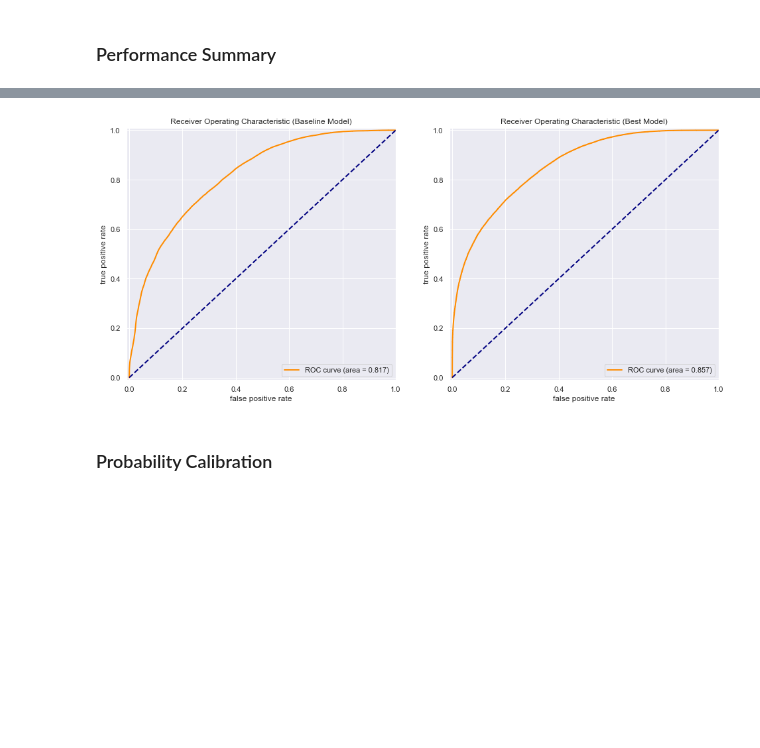
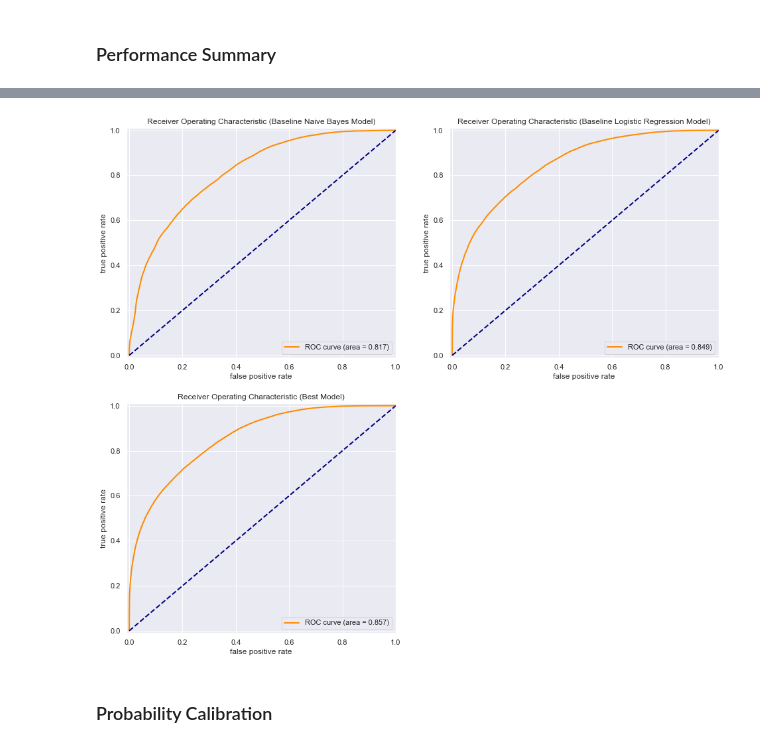
Before and after one commit to phil-holland/csgo-impact-rating, a Jupyter notebook: analysis/01-model_analysis.ipynb, the cells around one changed output, grey strips where cells are left out. Drawn from its saved outputs; the diff is of its cells as text; code cells hidden in the pictures; blank space fills up the shorter version.

```diff
--- a/analysis/01-model_analysis.ipynb
+++ b/analysis/01-model_analysis.ipynb
@@ -24,6 +26,4 @@ Training a simple Gaussian Naive Bayes classifier to use as a baseline compariso
 train_data = np.genfromtxt('./train.csv', delimiter=',', skip_header=1)
 val_data = np.genfromtxt('./val.csv', delimiter=',', skip_header=1)
 
-gnb = GaussianNB()
-gnb_y_pred = np.array([x[1] for x in gnb.fit(train_data[:,1:], train_data[:,:1].flatten()).predict_proba(val_data[:,1:])])
-gnb_y_true = val_data[:,:1].flatten()
+y_true = val_data[:,:1].flatten()
@@ -29,0 +33,3 @@ gnb_y_true = val_data[:,:1].flatten()
+# %%
+lr = LogisticRegression(verbose=1, random_state=0)
+lr_y_pred = np.array([x[1] for x in lr.fit(train_data[:,1:], train_data[:,:1].flatten()).predict_proba(val_data[:,1:])])
@@ -90,10 +97,7 @@ plt.show()
 # %% [markdown]
 ## Best Model Analysis
 # %%
-best_model_file = './models/LightGBM_model_003.txt'
+best_model_file = './LightGBM_model.txt'
 with open(best_model_file, 'r', newline='\n') as f:
     best_model = lgb.Booster(model_str=f.read())
-
-best_model_y_pred = best_model.predict(val_data[:,1:])
-best_model_y_true = val_data[:,:1].flatten()
 # %% [output]
@@ -178,39 +198,54 @@ plt.show()
 # %%
-plt.figure(figsize = (16,7))
+plt.figure(figsize = (16,14))
 
-ax1 = plt.subplot(1,2,1)
+ax1 = plt.subplot(2,2,1)
 
-fpr, tpr, _ = roc_curve(gnb_y_true, gnb_y_pred)
+fpr, tpr, _ = roc_curve(y_true, gnb_y_pred)
 roc_auc = auc(fpr, tpr)
 lw = 2
 plt.plot(fpr, tpr, color='darkorange',
          lw=lw, label='ROC curve (area = %0.3f)' % roc_auc)
 plt.plot([0, 1], [0, 1], color='navy', lw=lw, linestyle='--')
 plt.xlim([-0.01, 1.0])
 plt.ylim([-0.01, 1.01])
 plt.xlabel('false positive rate')
 plt.ylabel('true positive rate')
-plt.title('Receiver Operating Characteristic (Baseline Model)')
+plt.title('Receiver Operating Characteristic (Baseline Naive Bayes Model)')
 plt.legend(loc="lower right")
 
-ax2 = plt.subplot(1,2,2)
+ax2 = plt.subplot(2,2,2)
 
-fpr, tpr, _ = roc_curve(best_model_y_true, best_model_y_pred)
+fpr, tpr, _ = roc_curve(y_true, lr_y_pred)
+roc_auc = auc(fpr, tpr)
+lw = 2
+plt.plot(fpr, tpr, color='darkorange',
+         lw=lw, label='ROC curve (area = %0.3f)' % roc_auc)
+plt.plot([0, 1], [0, 1], color='navy', lw=lw, linestyle='--')
+plt.xlim([-0.01, 1.0])
+plt.ylim([-0.01, 1.01])
+plt.xlabel('false positive rate')
+plt.ylabel('true positive rate')
+plt.title('Receiver Operating Characteristic (Baseline Logistic Regression Model)')
+plt.legend(loc="lower right")
+
+ax3 = plt.subplot(2,2,3)
+
+fpr, tpr, _ = roc_curve(y_true, best_model_y_pred)
 roc_auc = auc(fpr, tpr)
 lw = 2
 plt.plot(fpr, tpr, color='darkorange',
          lw=lw, label='ROC curve (area = %0.3f)' % roc_auc)
 plt.plot([0, 1], [0, 1], color='navy', lw=lw, linestyle='--')
 plt.xlim([-0.01, 1.0])
 plt.ylim([-0.01, 1.01])
 plt.xlabel('false positive rate')
 plt.ylabel('true positive rate')
 plt.title('Receiver Operating Characteristic (Best Model)')
 plt.legend(loc="lower right")
 
 plt.show()
 # %% [output]
-[figure, old version]
+[figure, new version]
 # %% [markdown]
 ### Probability Calibration
 # %%
```
Also changed, not shown: parts of 18 cells of this notebook, 2 other files.
